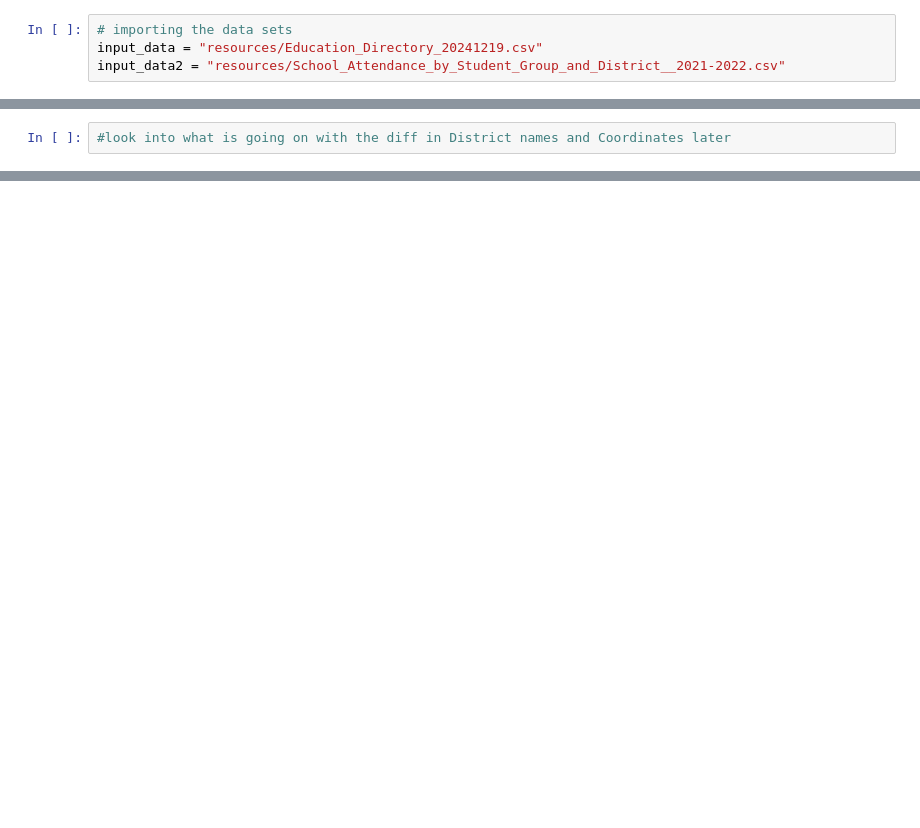
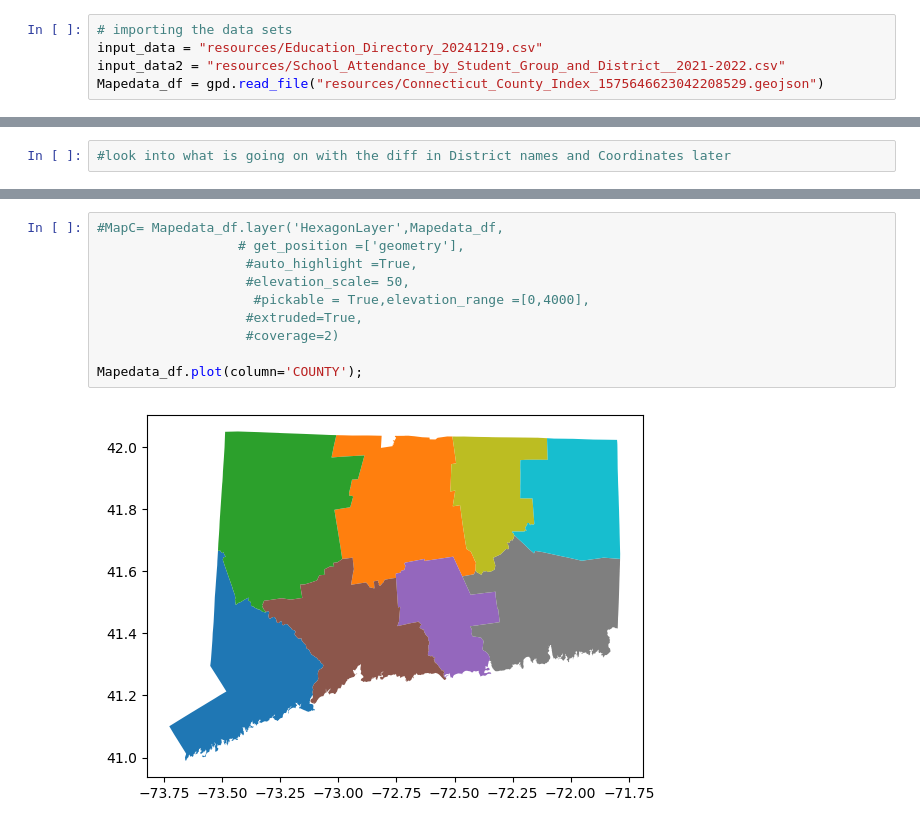
Before and after one commit to dmisiti/project_3_data_visualization, a Jupyter notebook: Untitled.ipynb, the cells around one changed output, grey strips where cells are left out. Saved outputs shown, nothing was run; the diff lists cells and outputs as text; blank space fills up the shorter version.

```diff
--- a/Untitled.ipynb
+++ b/Untitled.ipynb
@@ -13,6 +14,7 @@ warnings.filterwarnings("ignore")
 # importing the data sets
 input_data = "resources/Education_Directory_20241219.csv"
 input_data2 = "resources/School_Attendance_by_Student_Group_and_District__2021-2022.csv"
+Mapedata_df = gpd.read_file("resources/Connecticut_County_Index_1575646623042208529.geojson")
 # %%
 # Reading in the data set
 education_df =pd.read_csv( input_data, low_memory= False)
@@ -278,0 +292,12 @@ attendance_RC_df.to_csv('attendance_clean_df.csv',index=False)
+# %%
+#MapC= Mapedata_df.layer('HexagonLayer',Mapedata_df,
+                  # get_position =['geometry'],
+                   #auto_highlight =True,
+                   #elevation_scale= 50,
+                    #pickable = True,elevation_range =[0,4000],
+                   #extruded=True,
+                   #coverage=2)
+
+Mapedata_df.plot(column='COUNTY');
+# %% [output]
+[figure, added]
```
Also changed, not shown: parts of 13 cells of this notebook, 7 other files.
